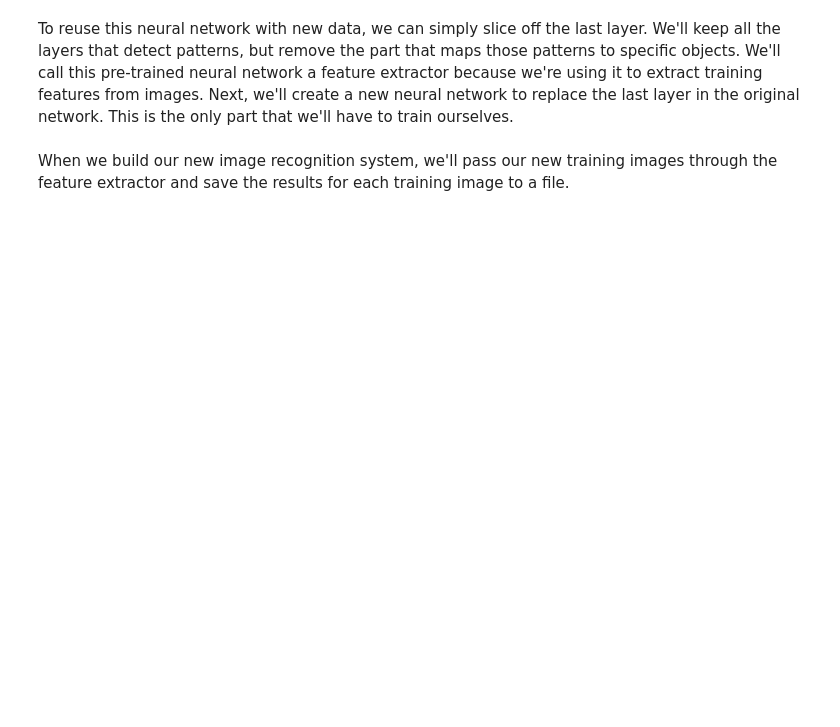
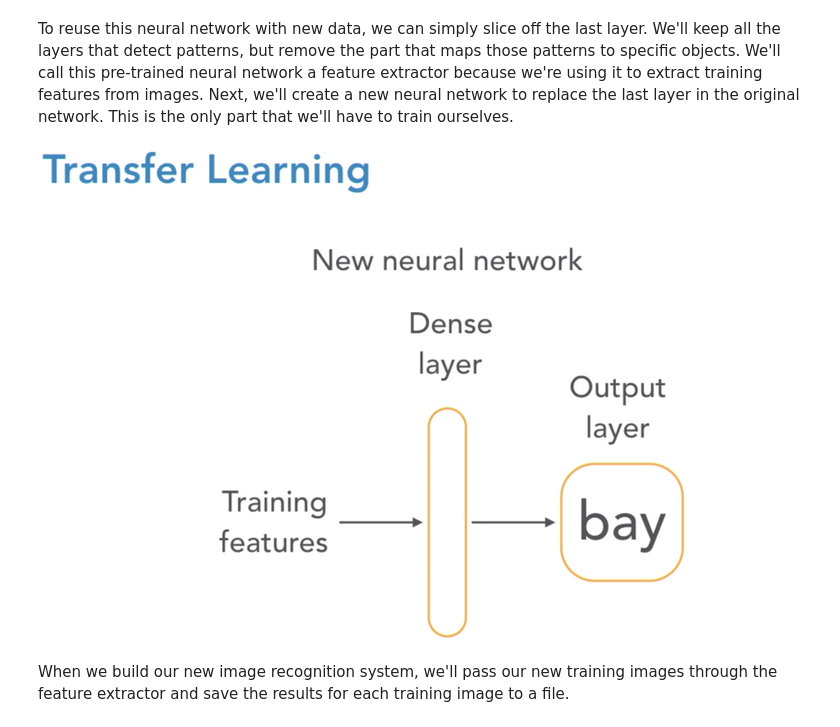
Before and after one commit to davidtnly/DeepLearning, a Jupyter notebook: 02-deep-learning-course/03-image-recognition/04-tuning-neural-networks.ipynb, the cells around one changed output. Drawn from its saved outputs; the diff is of its cells as text; code cells hidden in the pictures; blank space fills up the shorter version.

```diff
--- a/02-deep-learning-course/03-image-recognition/04-tuning-neural-networks.ipynb
+++ b/02-deep-learning-course/03-image-recognition/04-tuning-neural-networks.ipynb
@@ -104,2 +107,6 @@ insert new neural network image here (dense layer pic)
+# %%
+Image.open('Images/26-dense-transfer.png')
+# %% [output]
+[figure, added]
 # %% [markdown]
 When we build our new image recognition system, we'll pass our new training images through the feature extractor and save the results for each training image to a file.
```
Also changed, not shown: parts of 15 cells of this notebook, 22 other files.
